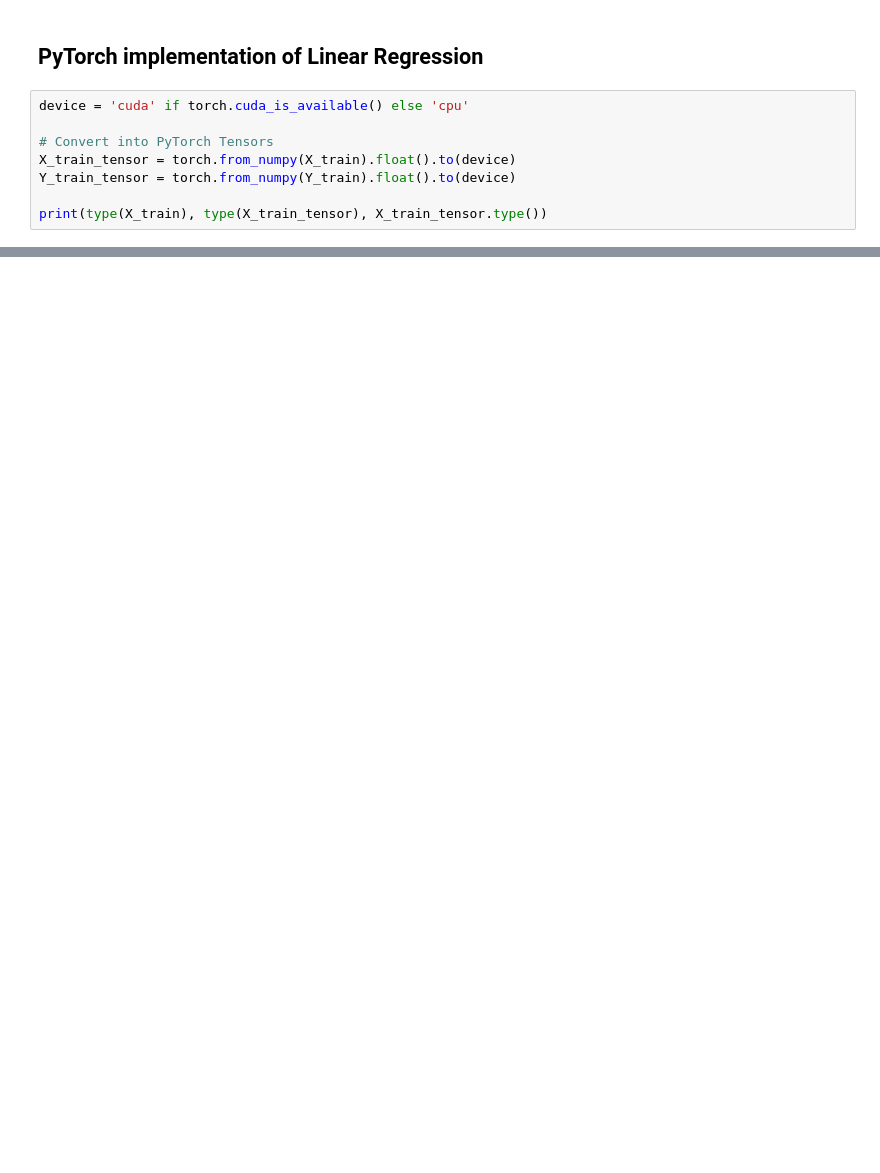
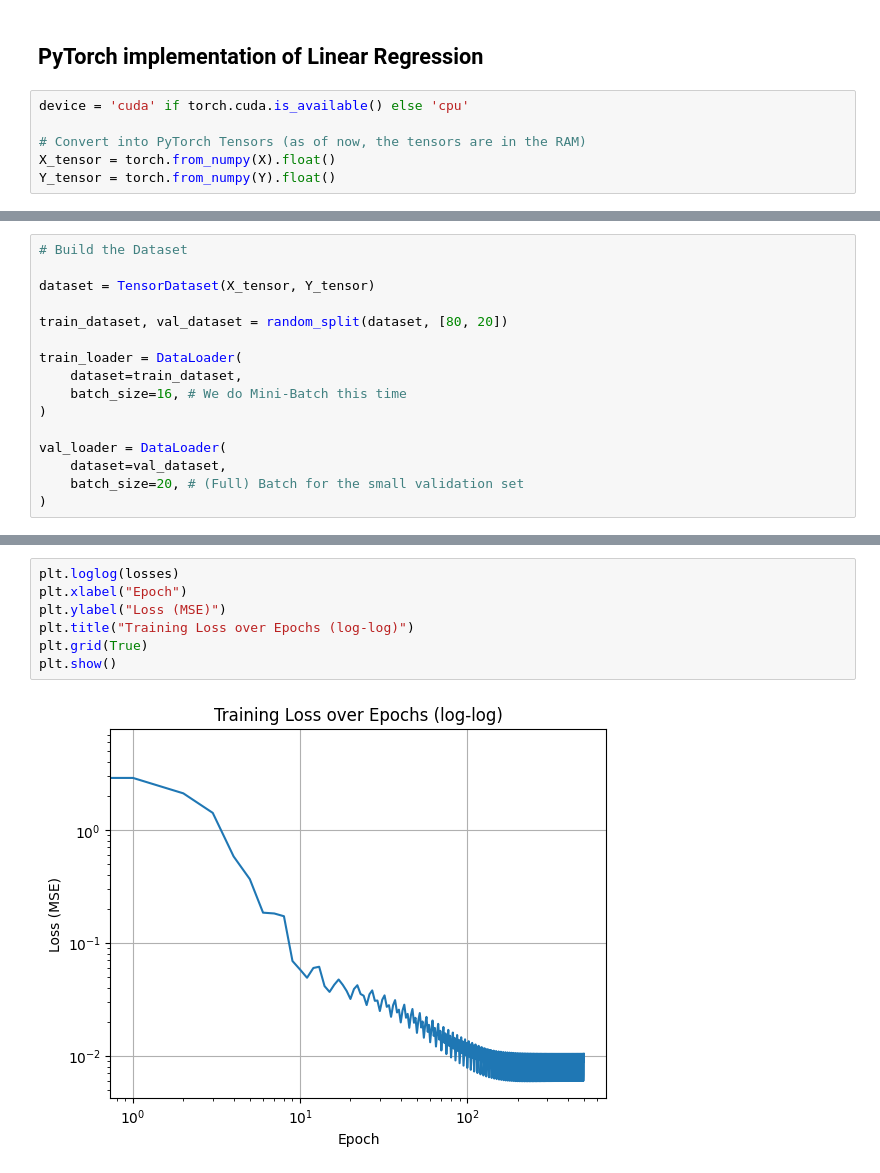
Before and after one commit to Filippo-Corti/ArtificialIntelligence, a Jupyter notebook: 01-intro-to-pytorch.ipynb, the cells around one changed output, grey strips where cells are left out. Saved outputs shown, nothing was run; the diff lists cells and outputs as text; blank space fills up the shorter version.

```diff
--- a/01-intro-to-pytorch.ipynb
+++ b/01-intro-to-pytorch.ipynb
@@ -69,10 +116,8 @@ plt.show()
 # %% [markdown]
 ## PyTorch implementation of Linear Regression
 # %%
-device = 'cuda' if torch.cuda_is_available() else 'cpu'
+device = 'cuda' if torch.cuda.is_available() else 'cpu'
 
-# Convert into PyTorch Tensors
-X_train_tensor = torch.from_numpy(X_train).float().to(device)
-Y_train_tensor = torch.from_numpy(Y_train).float().to(device)
-
-print(type(X_train), type(X_train_tensor), X_train_tensor.type())
+# Convert into PyTorch Tensors (as of now, the tensors are in the RAM)
+X_tensor = torch.from_numpy(X).float()
+Y_tensor = torch.from_numpy(Y).float()
@@ -81,3 +124,19 @@ NameError: name 'torch' is not defined
+# %%
+# Build the Dataset
+
+dataset = TensorDataset(X_tensor, Y_tensor)
+
+train_dataset, val_dataset = random_split(dataset, [80, 20])
+
+train_loader = DataLoader(
+    dataset=train_dataset,
+    batch_size=16, # We do Mini-Batch this time
+)
+
+val_loader = DataLoader(
+    dataset=val_dataset,
+    batch_size=20, # (Full) Batch for the small validation set
+)
 # %%
 # Training:
 
@@ -114,0 +200,9 @@ print(f"Final params: a={a}, b={b}")
+# %%
+plt.loglog(losses)
+plt.xlabel("Epoch")
+plt.ylabel("Loss (MSE)")
+plt.title("Training Loss over Epochs (log-log)")
+plt.grid(True)
+plt.show()
+# %% [output]
+[figure, added]
```
Also changed, not shown: parts of 6 cells of this notebook.
